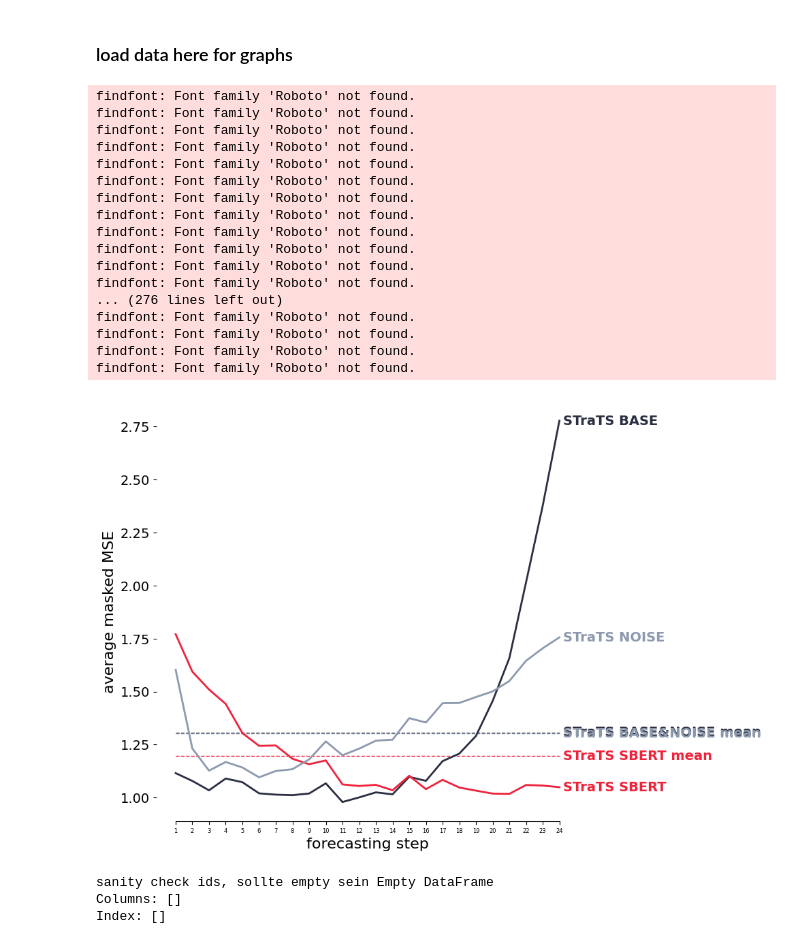
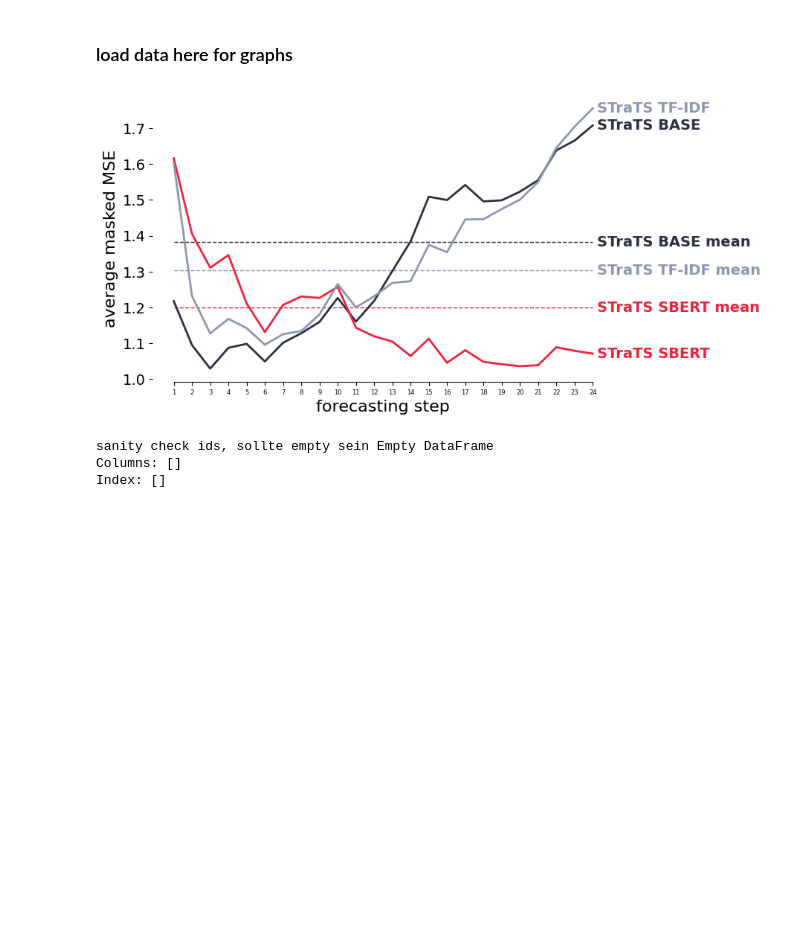
Before and after one commit to ortsanpablo/thesis, a Jupyter notebook: lookatthisgraph.ipynb, the cells around one changed output. Cells and saved outputs as stored; diff of their text form; code cells hidden in the pictures; blank space fills up the shorter version.

```diff
--- a/lookatthisgraph.ipynb
+++ b/lookatthisgraph.ipynb
@@ -352,13 +352,13 @@ pickle.dump([tf_st, tf_fo, tf_observe_targets, tf_var_map], open('idfix_Unseeded
 # %% [markdown]
 ### load data here for graphs
 # %%
-with open("idfix_Unseeded4_notext_st_fo_targets_dump.pkl", "rb") as pfile:
+with open("idfix_Unseeded5_notext_st_fo_targets_dump.pkl", "rb") as pfile:
     notext_st, notext_fo, notext_observe_targets, notext_var_map = pickle.load(pfile)
 
-with open("idfix_Unseeded4_sb_st_fo_targets_dump.pkl", "rb") as pfile:
+with open("idfix_Unseeded5_sb_st_fo_targets_dump.pkl", "rb") as pfile:
     sb_st, sb_fo, sb_observe_targets, sb_var_map = pickle.load(pfile)
 
-with open("idfix_Unseeded5_noise1_st_fo_targets_dump.pkl", "rb") as pfile:
+with open("idfix_Unseeded5_tf_st_fo_targets_dump.pkl", "rb") as pfile:
     tf_st, tf_fo, tf_observe_targets, tf_var_map = pickle.load(pfile)
 # %%
 #print((len(notext_observe_targets) / 24) - (len(sb_observe_targets) / 24))
@@ -404,10 +404,10 @@ sb_mean = mse_loss_with_nans(only_lab_sb,only_lab_notext_target, None)
 tf_mean = mse_loss_with_nans(only_lab_tf,only_lab_notext_target, None)
 
 x = [1,2,3,4,5,6,7,8,9,10,11,12,13,14,15,16,17,18,19,20,21,22,23,24]
-#labels = ['STraTS BASE','STraTS SBERT', 'STraTS TF-IDF']
-labels = ['STraTS BASE', 'STraTS SBERT','STraTS NOISE']
+labels = ['STraTS BASE','STraTS SBERT', 'STraTS TF-IDF']
+#labels = ['STraTS BASE', 'STraTS SBERT','STraTS NOISE']
 fig, ax = plt.subplots(
-    figsize=(8, 8)
+    figsize=(8, 5)
 )
 
 # Define font sizes
@@ -425,7 +425,7 @@ plt.rc("ytick", labelsize=SIZE_DEFAULT)  # fontsize of the tick labels
 ax.plot(
     [x[0], max(x)],
     [notext_mean, notext_mean],
-    label="STraTS BASE&NOISE mean",
+    label="STraTS BASE mean",
     color="#2B2F42",
     linestyle="--",
     linewidth=1,
@@ -435,7 +435,7 @@ ax.plot(
 ax.text(
     x[-1] * 1.01,
     notext_mean,
-    "STraTS BASE&NOISE mean",
+    "STraTS BASE mean",
     color="#2B2F42",
     fontweight="bold",
     horizontalalignment="left",
@@ -462,7 +462,7 @@ ax.text(
 ax.plot(
     [x[0], max(x)],
     [tf_mean, tf_mean],
-    label="STraTS BASE&NOISE mean",
+    label="STraTS TF-IDF mean",
     color="#8D99AE",
     linestyle="--",
     linewidth=1,
@@ -470,7 +470,7 @@ ax.plot(
 ax.text(
     x[-1] * 1.01,
     tf_mean,
-    "STraTS BASE&NOISE mean",
+    "STraTS TF-IDF mean",
     color="#8D99AE",
     fontweight="bold",
     horizontalalignment="left",
@@ -496,52 +496,35 @@ ax.spines["right"].set_visible(False)
 ax.spines["left"].set_visible(False)
 ax.spines["top"].set_visible(False)
 
 # Only show ticks on the left and bottom spines
 ax.yaxis.set_ticks_position("left")
 ax.xaxis.set_ticks_position("bottom")
 ax.spines["bottom"].set_bounds(min(x), max(x))
 ax.set_xticks(np.arange(min(x), max(x) + 1))
 ax.set_xlabel("forecasting step")
 ax.set_ylabel("average masked MSE")
 ax.tick_params(axis='x', labelsize=6)
 #plt.xlim(0,18000)
 #plt.ylim(0,30)
 #plt.title("Average MSE from forecasting step 1 to 24")
 #plt.xlabel("forecasting step")
 #plt.ylabel("Average of MSE (over testset)")
 #ax.legend()
-plt.savefig("EXPNOISE_stepwiseMSE.png", dpi=300,bbox_inches = 'tight')
+plt.savefig("EXP2_stepwiseMSE.png", dpi=300,bbox_inches = 'tight')
 plt.show()
 
 
 #print("wenn notext hier immer am höchsten ist heißt das, dass sb und tf den forecast von lab unterstützen..")
 #print("notext lab MSE",mse_loss_with_nans(only_lab_notext_fore, only_lab_notext_target, None))
 #print("sb lab MSE",mse_loss_with_nans(only_lab_sb,only_lab_sb_target, None))
 #print("tf lab MSE",mse_loss_with_nans(only_lab_tf,only_lab_tf_target, None))
 
 
 #print("notext lab MSE",mse_loss_with_nans(only_lab_notext_fore, only_lab_notext_target, None))
 #print("sb lab MSE",mse_loss_with_nans(only_lab_sb,only_lab_notext_target, None))
 #print("tf lab MSE",mse_loss_with_nans(only_lab_tf,only_lab_notext_target, None))
 # %% [output]
-findfont: Font family 'Roboto' not found.
-findfont: Font family 'Roboto' not found.
-findfont: Font family 'Roboto' not found.
-findfont: Font family 'Roboto' not found.
-findfont: Font family 'Roboto' not found.
-findfont: Font family 'Roboto' not found.
-findfont: Font family 'Roboto' not found.
-findfont: Font family 'Roboto' not found.
-findfont: Font family 'Roboto' not found.
-findfont: Font family 'Roboto' not found.
-findfont: Font family 'Roboto' not found.
-findfont: Font family 'Roboto' not found.
-... (276 lines left out)
-findfont: Font family 'Roboto' not found.
-findfont: Font family 'Roboto' not found.
-findfont: Font family 'Roboto' not found.
-findfont: Font family 'Roboto' not found.
-[figure, old version]
+[figure, new version]
 # %%
 #print(only_lab_notext_target)
 #print(only_lab_sb_target)
```
